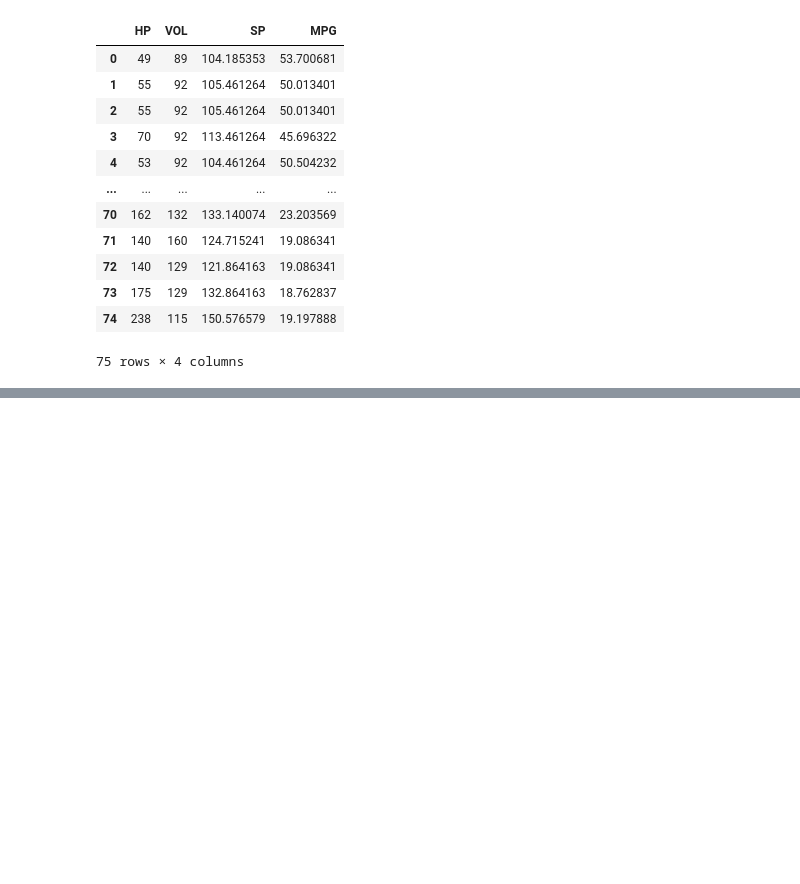
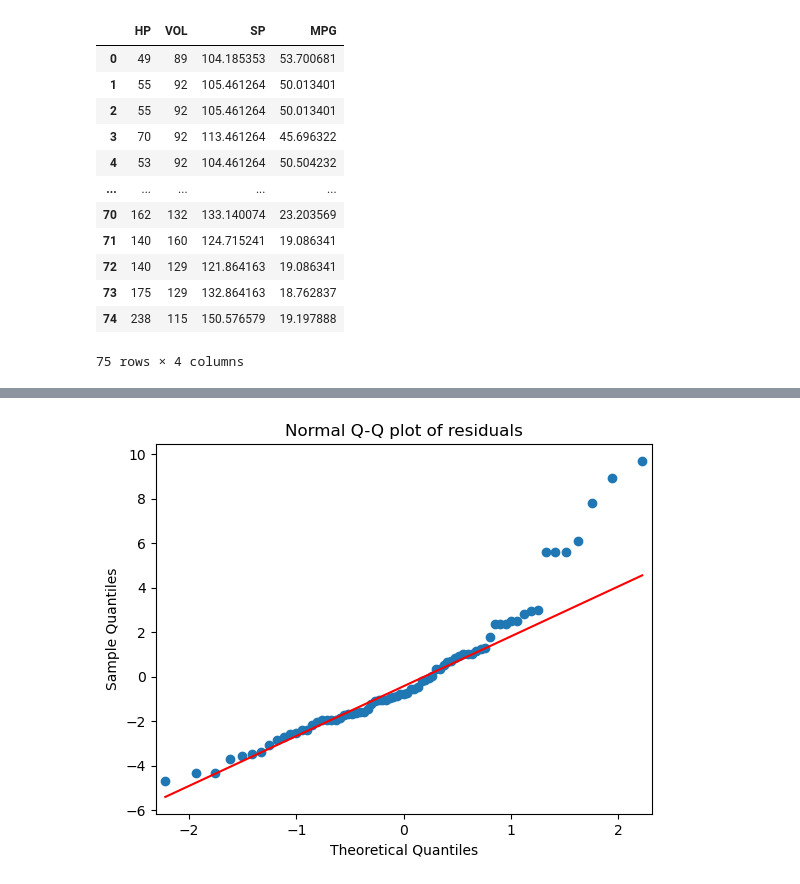
Before and after one commit to Preetham230606/Assignment, a Jupyter notebook: Multi Linear Regression_Practice (3).ipynb, the cells around one changed output, grey strips where cells are left out. Cells and saved outputs as stored; diff of their text form; code cells hidden in the pictures; blank space fills up the shorter version.

```diff
--- a/Multi Linear Regression_Practice (3).ipynb
+++ b/Multi Linear Regression_Practice (3).ipynb
@@ -378,0 +381,2 @@ cars2
+# %%
+model3= smf.ols('MPG~VOL+SP+HP',data = cars2).fit()
@@ -378,0 +486,7 @@ cars2
+# %%
+import statsmodels.api as sm
+qqplot=sm.qqplot(model3.resid,line='q')
+plt.title("Normal Q-Q plot of residuals")
+plt.show()
+# %% [output]
+[figure, added]
```
Also changed, not shown: parts of 14 cells of this notebook.
